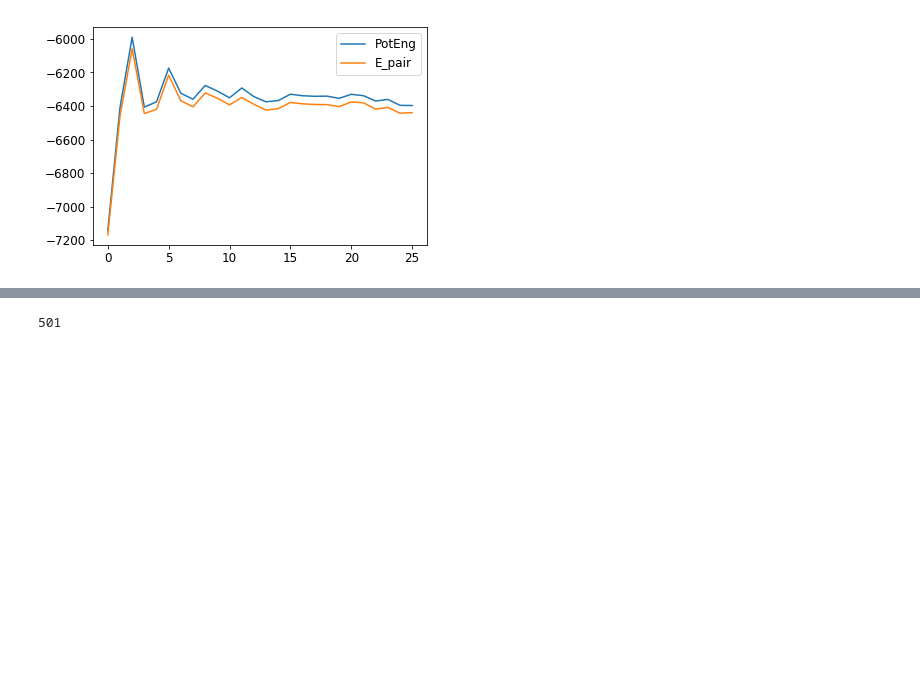
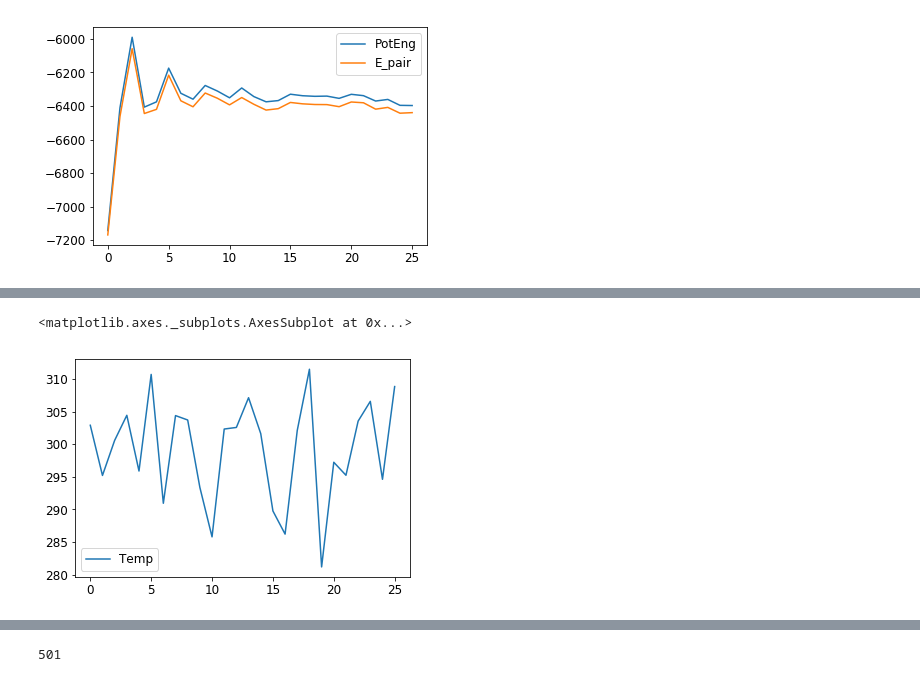
Before and after one commit to jotelha/jlhphd, a Jupyter notebook: postprocessing.ipynb, the cells around one changed output, grey strips where cells are left out. Drawn from its saved outputs; the diff is of its cells as text; code cells hidden in the pictures; blank space fills up the shorter version.

```diff
--- a/postprocessing.ipynb
+++ b/postprocessing.ipynb
@@ -251,0 +254,4 @@ nvtEquilibration_thermo_pd[["PotEng","E_pair"]].plot()
+# %%
+nptEquilibration_thermo_file = absolute_prefix + os.sep + '04_nptEquilibration_thermo.out'
+# %%
+nptEquilibration_thermo_pd = pd.read_csv(nptEquilibration_thermo_file,delim_whitespace=True)
@@ -251,0 +282,5 @@ nvtEquilibration_thermo_pd[["PotEng","E_pair"]].plot()
+# %%
+nptEquilibration_thermo_pd[["Temp"]].plot() # taimed temperature
+# %% [output]
+<matplotlib.axes._subplots.AxesSubplot at 0x...>
+[figure, added]
```
Also changed, not shown: parts of 13 cells of this notebook, 9 other files.
